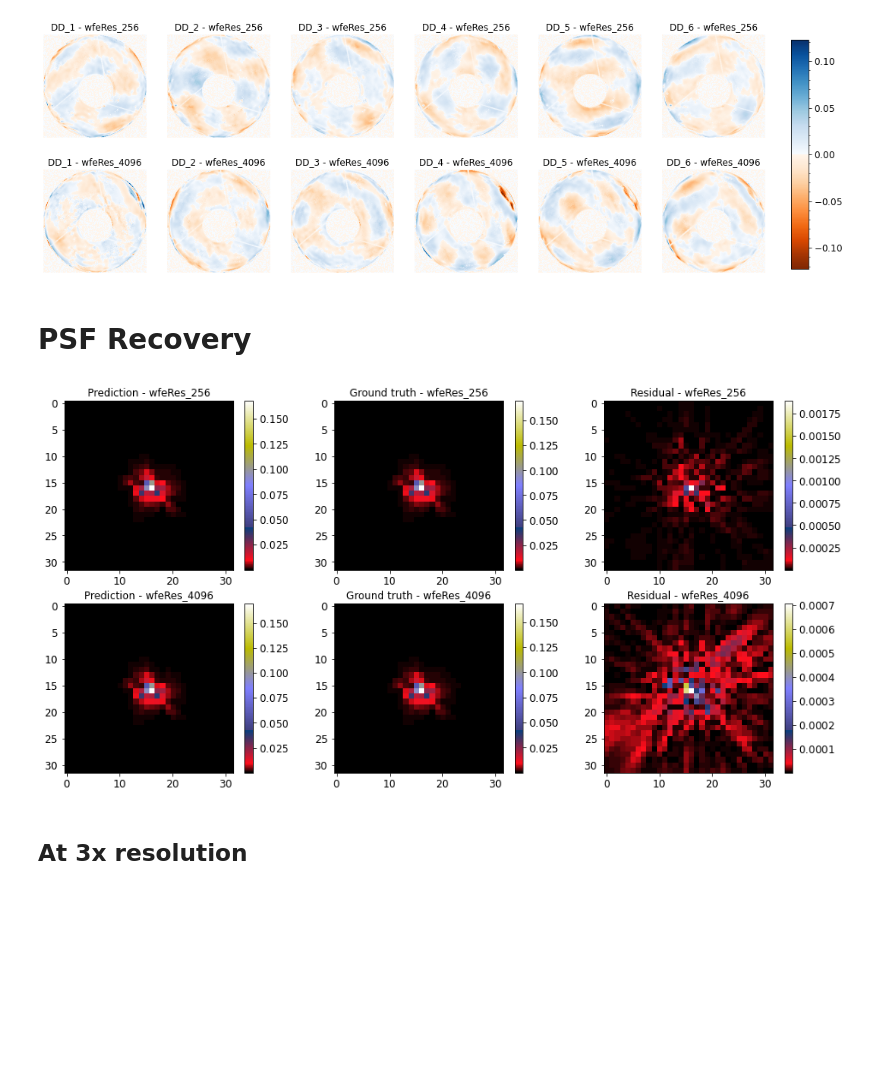
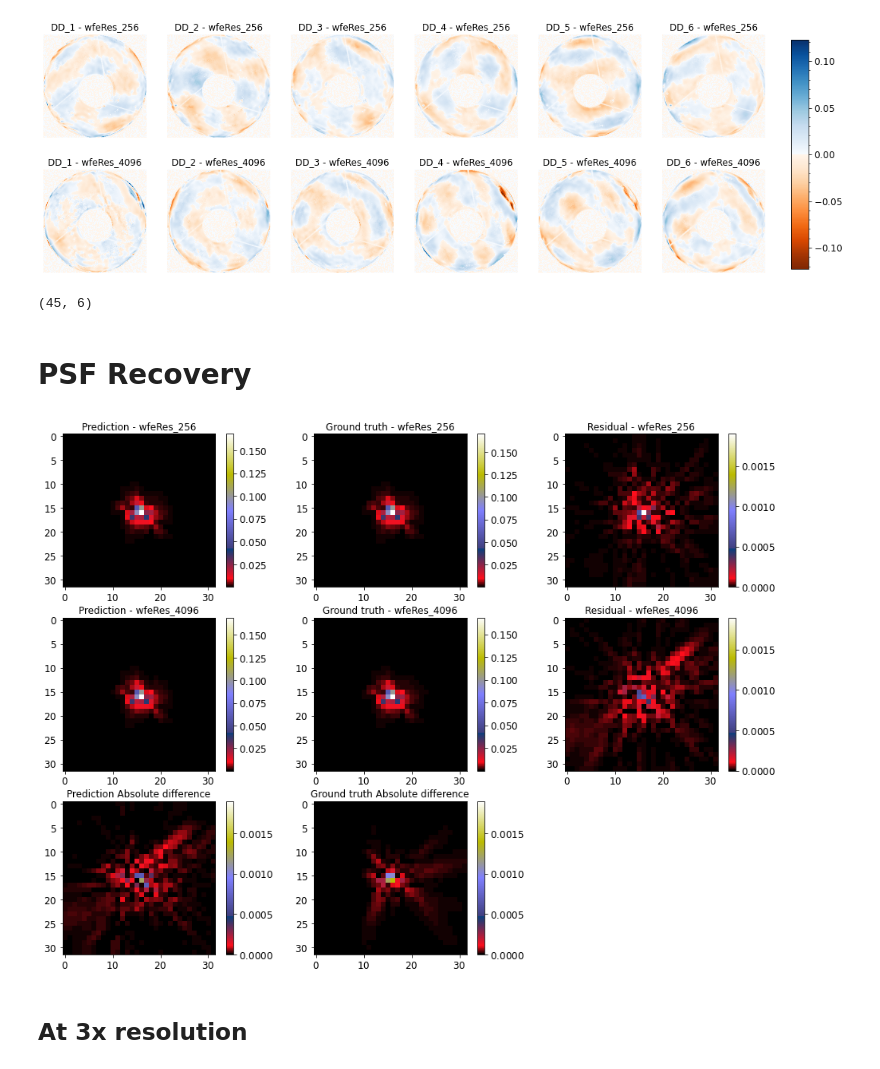
Before and after one commit to tobias-liaudat/wf-SEDs, a Jupyter notebook: WFE_sampling_test/notebooks/wfeRes_compare.ipynb, the cells around one changed output. Drawn from its saved outputs; the diff is of its cells as text; code cells hidden in the pictures; blank space fills up the shorter version.

```diff
--- a/WFE_sampling_test/notebooks/wfeRes_compare.ipynb
+++ b/WFE_sampling_test/notebooks/wfeRes_compare.ipynb
@@ -277,6 +279,10 @@ cbar.minorticks_on()
 plt.show()
 # %% [output]
 [figure]
+# %%
+train_C_poly.shape
+# %% [output]
+(45, 6)
 # %% [markdown]
 # PSF Recovery
 # %%
@@ -311,36 +317,52 @@ GT_preds_256 = GT_tf_semiparam_field_256.predict(x=pred_inputs_256, batch_size=b
 #GT_preds_4096 = GT_tf_semiparam_field_4096.predict(x=pred_inputs_4096, batch_size=1)
 # %%
 it = 0
+vmax = np.max(np.abs(GT_preds_256[it,:,:] - preds_256[it,:,:]))
 
-fig, ax = plt.subplots(2, 3, figsize=(16,8))
+fig, ax = plt.subplots(3, 3, figsize=(16,12))
 
 im = ax[0][0].imshow(preds_256[it,:,:], cmap='gist_stern')
 ax[0][0].set_title('Prediction - wfeRes_256')
 plt.colorbar(im, ax=ax[0][0])
 
 im = ax[0][1].imshow(GT_preds_256[it,:,:], cmap='gist_stern')
 ax[0][1].set_title('Ground truth - wfeRes_256')
 plt.colorbar(im, ax=ax[0][1])
 
-im = ax[0][2].imshow(np.abs(GT_preds_256[it,:,:] - preds_256[it,:,:]), cmap='gist_stern')
+im = ax[0][2].imshow(np.abs(GT_preds_256[it,:,:] - preds_256[it,:,:]), cmap='gist_stern', vmax=vmax, vmin=0)
 ax[0][2].set_title('Residual - wfeRes_256')
 plt.colorbar(im, ax=ax[0][2])
 
 im = ax[1][0].imshow(preds_4096[it,:,:], cmap='gist_stern')
 ax[1][0].set_title('Prediction - wfeRes_4096')
 plt.colorbar(im, ax=ax[1][0])
 
 im = ax[1][1].imshow(test_stars[it,:,:], cmap='gist_stern')
 ax[1][1].set_title('Ground truth - wfeRes_4096')
 plt.colorbar(im, ax=ax[1][1])
 
-im = ax[1][2].imshow(np.abs(test_stars[it,:,:] - preds_4096[it,:,:]), cmap='gist_stern')
+im = ax[1][2].imshow(np.abs(test_stars[it,:,:] - preds_4096[it,:,:]), cmap='gist_stern', vmax=vmax, vmin=0)
 ax[1][2].set_title('Residual - wfeRes_4096')
 plt.colorbar(im, ax=ax[1][2])
 
+im = ax[2][0].imshow(np.abs(preds_256[it,:,:] - preds_4096[it,:,:]), cmap='gist_stern', vmax=vmax, vmin=0)
+ax[2][0].set_title('Prediction Absolute difference')
+plt.colorbar(im, ax=ax[2][0])
+
+im = ax[2][1].imshow(np.abs(GT_preds_256[it,:,:] - test_stars[it,:,:]), cmap='gist_stern', vmax=vmax, vmin=0)
+
+ax[2][1].set_title('Ground truth Absolute difference')
+plt.colorbar(im, ax=ax[2][1])
+
+#im = ax[2][2].imshow(np.abs(test_stars[it,:,:] - preds_4096[it,:,:]), cmap='gist_stern')
+#ax[2][2].set_title('Residual - wfeRes_4096')
+#plt.colorbar(im, ax=ax[2][2])
+ax[2][2].axis('off')
+
+plt.savefig('../wf-outputs/plots/PSF_comparison.pdf')
 plt.show()
 # %% [output]
-[figure, old version]
+[figure, new version]
 # %% [markdown]
 ## At 3x resolution
 # %%
```
Also changed, not shown: parts of 12 cells of this notebook.
